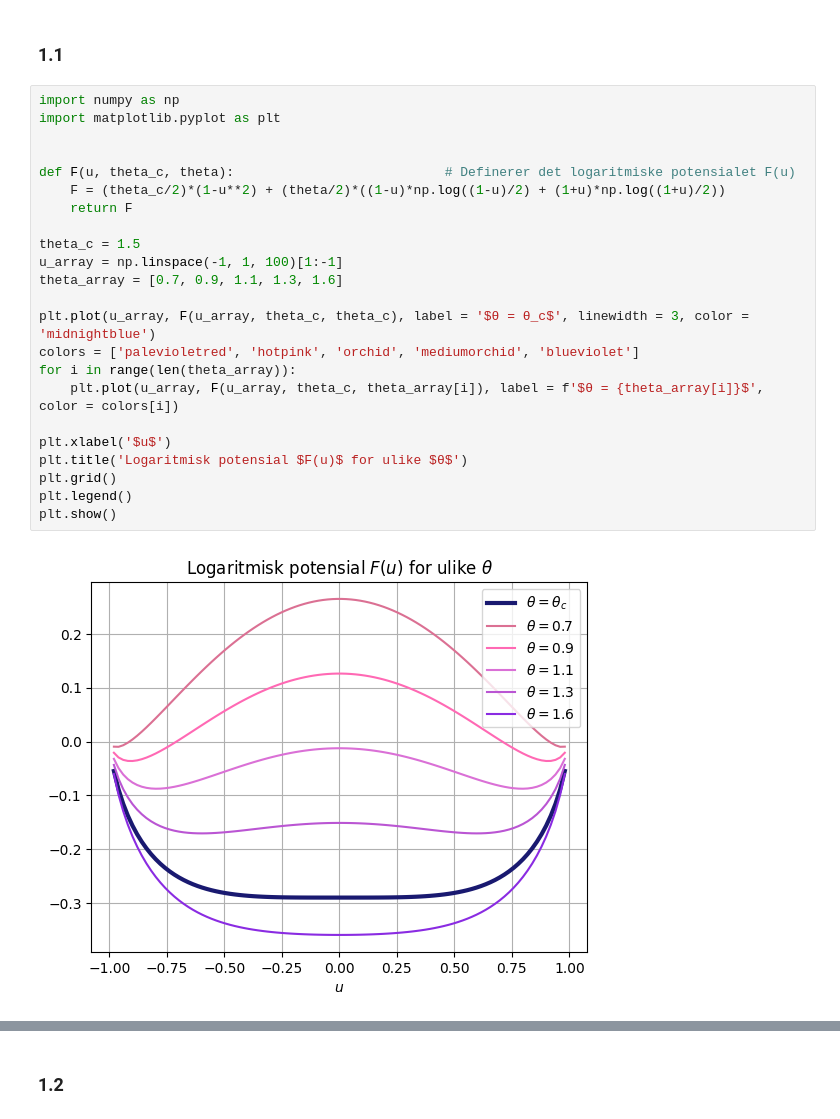
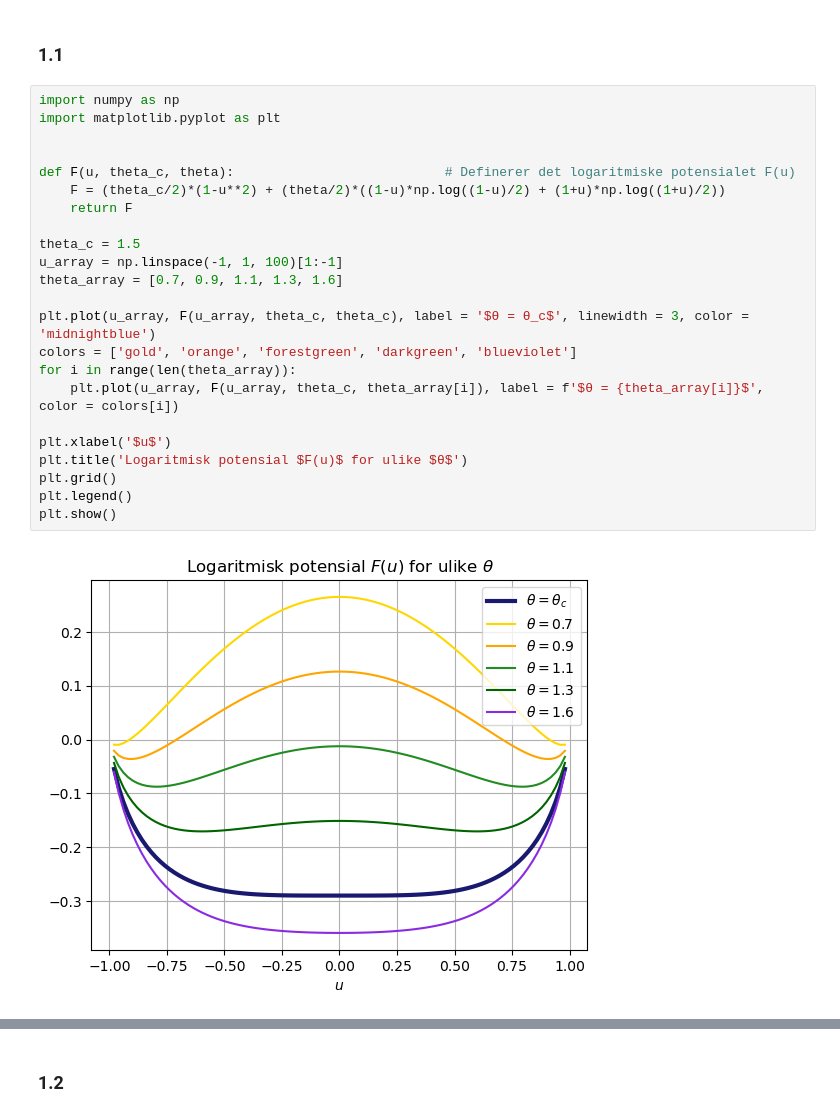
Before and after one commit to marieke-vaske/VitBer-InMat, a Jupyter notebook: Task1.ipynb, the cells around one changed output, grey strips where cells are left out. Drawn from its saved outputs; the diff is of its cells as text.

```diff
--- a/Task1.ipynb
+++ b/Task1.ipynb
@@ -5,26 +5,26 @@
 # %%
 import numpy as np
 import matplotlib.pyplot as plt
 
 
 def F(u, theta_c, theta):                           # Definerer det logaritmiske potensialet F(u)
     F = (theta_c/2)*(1-u**2) + (theta/2)*((1-u)*np.log((1-u)/2) + (1+u)*np.log((1+u)/2))
     return F
 
 theta_c = 1.5
 u_array = np.linspace(-1, 1, 100)[1:-1]
 theta_array = [0.7, 0.9, 1.1, 1.3, 1.6]
 
 plt.plot(u_array, F(u_array, theta_c, theta_c), label = '$θ = θ_c$', linewidth = 3, color = 'midnightblue')
-colors = ['palevioletred', 'hotpink', 'orchid', 'mediumorchid', 'blueviolet']
+colors = ['gold', 'orange', 'forestgreen', 'darkgreen', 'blueviolet']
 for i in range(len(theta_array)):
     plt.plot(u_array, F(u_array, theta_c, theta_array[i]), label = f'$θ = {theta_array[i]}$', color = colors[i])
 
 plt.xlabel('$u$')
 plt.title('Logaritmisk potensial $F(u)$ for ulike $θ$')
 plt.grid()
 plt.legend()
 plt.show()
 # %% [output]
-[figure, old version]
+[figure, new version]
 # %% [markdown]
```
Also changed, not shown: parts of 1 cell of this notebook.
